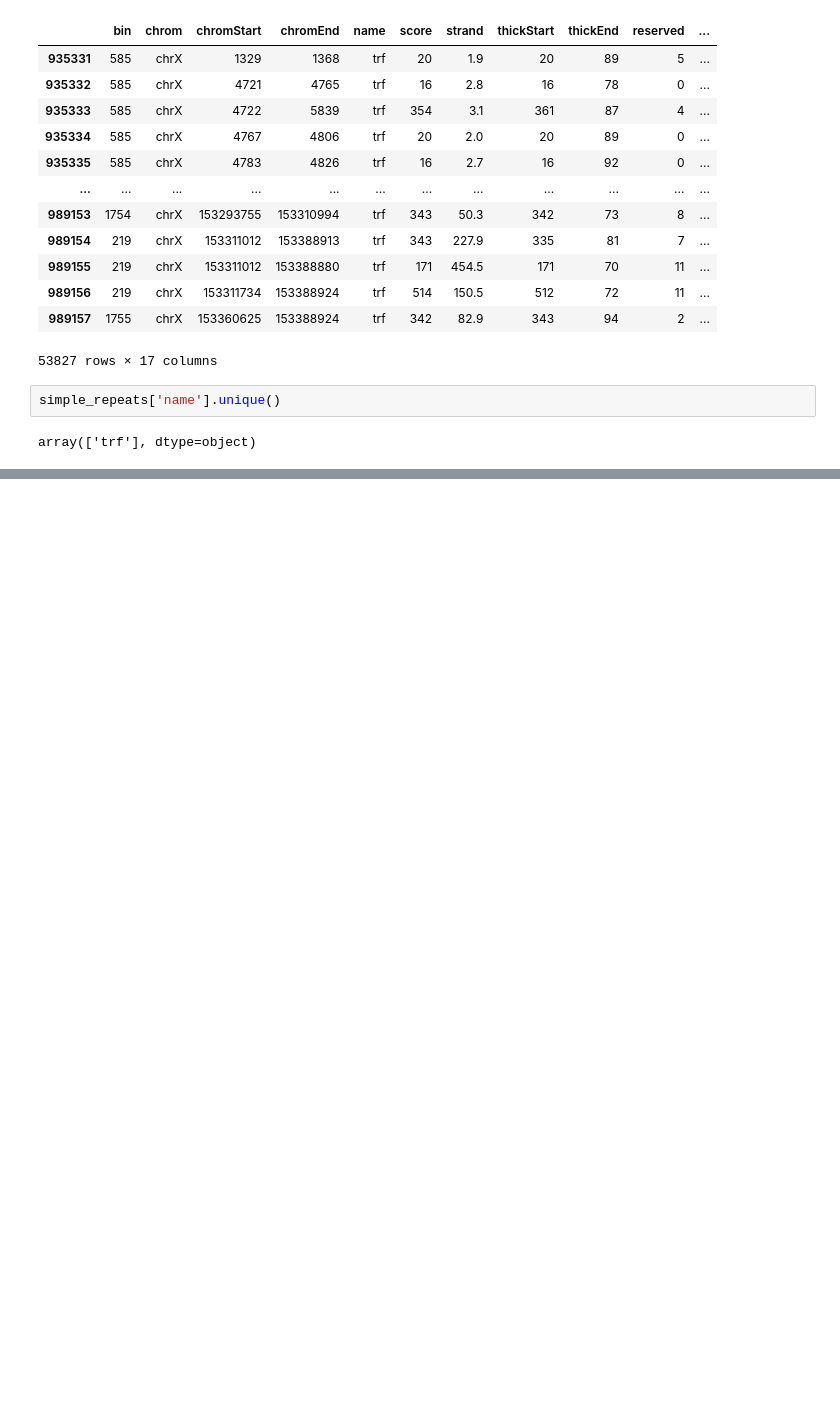
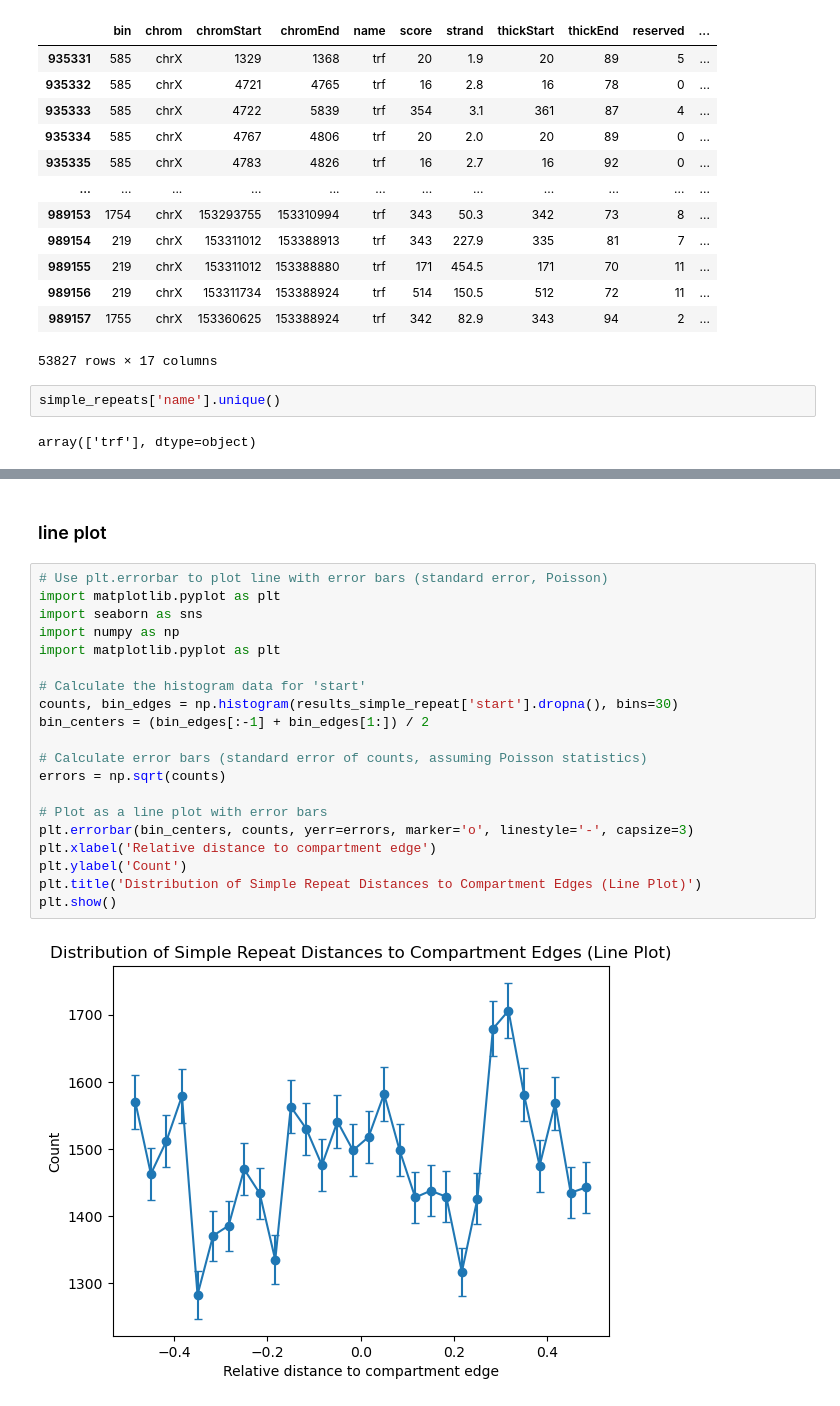
Before and after one commit to munch-group/johan_gpn_v2, a Jupyter notebook: notebooks/03_edged.ipynb, the cells around one changed output, grey strips where cells are left out. Drawn from its saved outputs; the diff is of its cells as text; blank space fills up the shorter version.

```diff
--- a/notebooks/03_edged.ipynb
+++ b/notebooks/03_edged.ipynb
@@ -640 +603,25 @@ sns.histplot(results_simple_repeat, x='absmid', bins=np.linspace(-0.5, 0.5, 20))
 [figure]
+# %% [markdown]
+### line plot
+# %%
+# Use plt.errorbar to plot line with error bars (standard error, Poisson)
+import matplotlib.pyplot as plt
+import seaborn as sns
+import numpy as np
+import matplotlib.pyplot as plt
+
+# Calculate the histogram data for 'start'
+counts, bin_edges = np.histogram(results_simple_repeat['start'].dropna(), bins=30)
+bin_centers = (bin_edges[:-1] + bin_edges[1:]) / 2
+
+# Calculate error bars (standard error of counts, assuming Poisson statistics)
+errors = np.sqrt(counts)
+
+# Plot as a line plot with error bars
+plt.errorbar(bin_centers, counts, yerr=errors, marker='o', linestyle='-', capsize=3)
+plt.xlabel('Relative distance to compartment edge')
+plt.ylabel('Count')
+plt.title('Distribution of Simple Repeat Distances to Compartment Edges (Line Plot)')
+plt.show()
+# %% [output]
+[figure, added]
```
Also changed, not shown: parts of 48 cells of this notebook, 1 other file.
